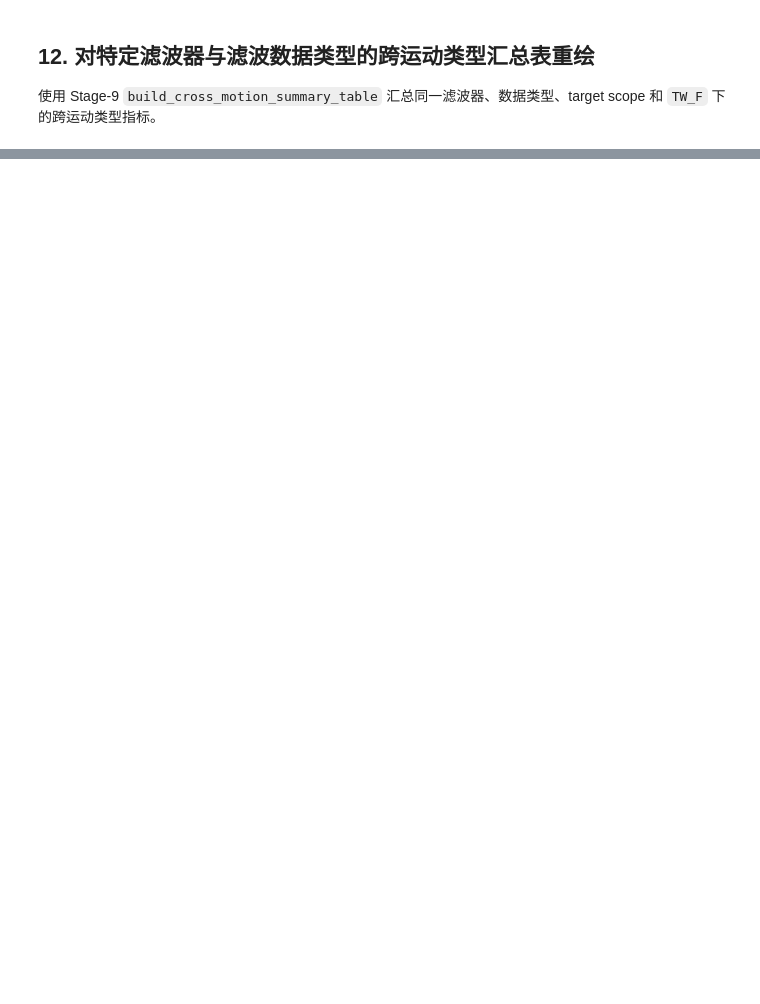
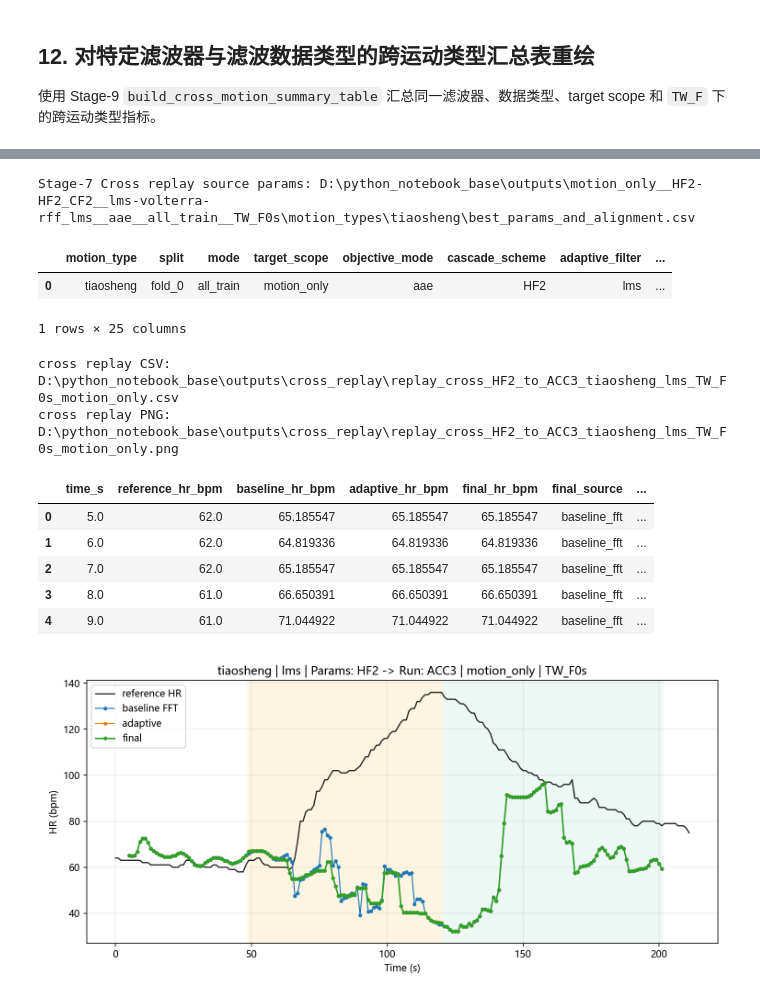
Before and after one commit to Scp-918/python_notebook_base3, a Jupyter notebook: notebooks/run_batch_adaptive_protocol.ipynb, the cells around one changed output, grey strips where cells are left out. Saved outputs shown, nothing was run; the diff lists cells and outputs as text; code cells hidden in the pictures; blank space fills up the shorter version.

```diff
--- a/notebooks/run_batch_adaptive_protocol.ipynb
+++ b/notebooks/run_batch_adaptive_protocol.ipynb
@@ -1161,0 +1353,73 @@ else:
+# %%
+# ===== 小白导读：第 13 块 Stage-7 跨滤波数据类型 replay =====
+# 作用：读取 Stage-6 原类型A下的的 best_params_and_alignment.csv，恢复最优参数，但是喂给新类型B的网络结构中测试心率提取。
+# 关键参数：
+# - CROSS_RUN_PARAM_SCHEME 填你要提取参数的原始滤波数据结构，比如 ACC3。
+# - CROSS_RUN_APPLIED_SCHEME 填你马上要跑测试的实际滤波数据结构，比如 HF2。
+RUN_CROSS_STAGE7_REPLAY = True
+
+CROSS_SIGNAL_CSV = TESTDATA_DIR / "multi_tiaosheng1.csv"
+CROSS_REF_CSV = TESTDATA_DIR / "multi_tiaosheng1_ref.csv"
+CROSS_RESULTS_ROOT = Path(getattr(globals().get("RESULT_TO_CHECK", None), "output_root", RUN_OUTPUT_DIR))
+CROSS_OUTPUT_DIR = OUTPUT_ROOT / "cross_replay"
+CROSS_MOTION_TYPE = "tiaosheng"
+CROSS_TARGET_SCOPE = ACTIVE_TARGET_SCOPES[0] if ACTIVE_TARGET_SCOPES else "global"
+CROSS_ADAPTIVE_FILTER = "lms"
+
+CROSS_RUN_PARAM_SCHEME = "HF2"   # 提供最优参数的 A
+CROSS_RUN_APPLIED_SCHEME = "ACC3"  # 实际进行滤波的 B
+CROSS_TW_F = TW_F
+
+if RUN_CROSS_STAGE7_REPLAY:
+    try:
+        selector_row, selector_path = _select_stage6_selector_row(
+            results_root=CROSS_RESULTS_ROOT,
+            motion_type=CROSS_MOTION_TYPE,
+            target_scope=CROSS_TARGET_SCOPE,
+            adaptive_filter=CROSS_ADAPTIVE_FILTER,
+            cascade_scheme=CROSS_RUN_PARAM_SCHEME,
+            tw_f=CROSS_TW_F,
+        )
+        print("Stage-7 Cross replay source params:", selector_path)
+        display(pd.DataFrame([selector_row.to_dict()]))
+
+        cross_replay_paths = replay_best_record_hr_curves(
+            signal_csv=CROSS_SIGNAL_CSV,
+            ref_csv=CROSS_REF_CSV,
+            results_root=CROSS_RESULTS_ROOT,
+            output_dir=CROSS_OUTPUT_DIR,
+            motion_type=CROSS_MOTION_TYPE,
+            split=str(selector_row.get("split", "")),
+            mode=str(selector_row.get("mode", "")),
+            target_scope=str(selector_row.get("target_scope", CROSS_TARGET_SCOPE)),
+            adaptive_filter=str(selector_row.get("adaptive_filter", CROSS_ADAPTIVE_FILTER)),
+            adaptive_data_type=str(selector_row.get("adaptive_data_type", "")),
+            cascade_scheme=str(selector_row.get("cascade_scheme", CROSS_RUN_PARAM_SCHEME)),
+            override_cascade_scheme=CROSS_RUN_APPLIED_SCHEME,
+            TW_F=CROSS_TW_F,
+            fs_origin=FS_ORIGIN,
+        )
+        CROSS_REPLAY_CSV = cross_replay_paths["csv"]
+        CROSS_REPLAY_PNG = cross_replay_paths["plot"]
+        print("cross replay CSV:", CROSS_REPLAY_CSV)
+        print("cross replay PNG:", CROSS_REPLAY_PNG)
+        display(pd.read_csv(CROSS_REPLAY_CSV).head())
+        display(Image(filename=str(CROSS_REPLAY_PNG)))
+    except Exception as exc:
+        print("Stage-7 cross replay 未执行:", exc)
+else:
+    print("RUN_CROSS_STAGE7_REPLAY=False，已跳过 Stage-7 cross replay。")
+# %% [output]
+Stage-7 Cross replay source params: D:\python_notebook_base\outputs\motion_only__HF2-HF2_CF2__lms-volterra-rff_lms__aae__all_train__TW_F0s\motion_types\tiaosheng\best_params_and_alignment.csv
+|  | motion_type | split | mode | target_scope | objective_mode | cascade_scheme | adaptive_filter | ... |
+| 0 | tiaosheng | fold_0 | all_train | motion_only | aae | HF2 | lms | ... |
+1 rows × 25 columns
+cross replay CSV: D:\python_notebook_base\outputs\cross_replay\replay_cross_HF2_to_ACC3_tiaosheng_lms_TW_F0s_motion_only.csv
+cross replay PNG: D:\python_notebook_base\outputs\cross_replay\replay_cross_HF2_to_ACC3_tiaosheng_lms_TW_F0s_motion_only.png
+|  | time_s | reference_hr_bpm | baseline_hr_bpm | adaptive_hr_bpm | final_hr_bpm | final_source | ... |
+| 0 | 5.0 | 62.0 | 65.185547 | 65.185547 | 65.185547 | baseline_fft | ... |
+| 1 | 6.0 | 62.0 | 64.819336 | 64.819336 | 64.819336 | baseline_fft | ... |
+| 2 | 7.0 | 62.0 | 65.185547 | 65.185547 | 65.185547 | baseline_fft | ... |
+| 3 | 8.0 | 61.0 | 66.650391 | 66.650391 | 66.650391 | baseline_fft | ... |
+| 4 | 9.0 | 61.0 | 71.044922 | 71.044922 | 71.044922 | baseline_fft | ... |
+[figure, added]
```
Also changed, not shown: parts of 15 cells of this notebook, 1 other file.
